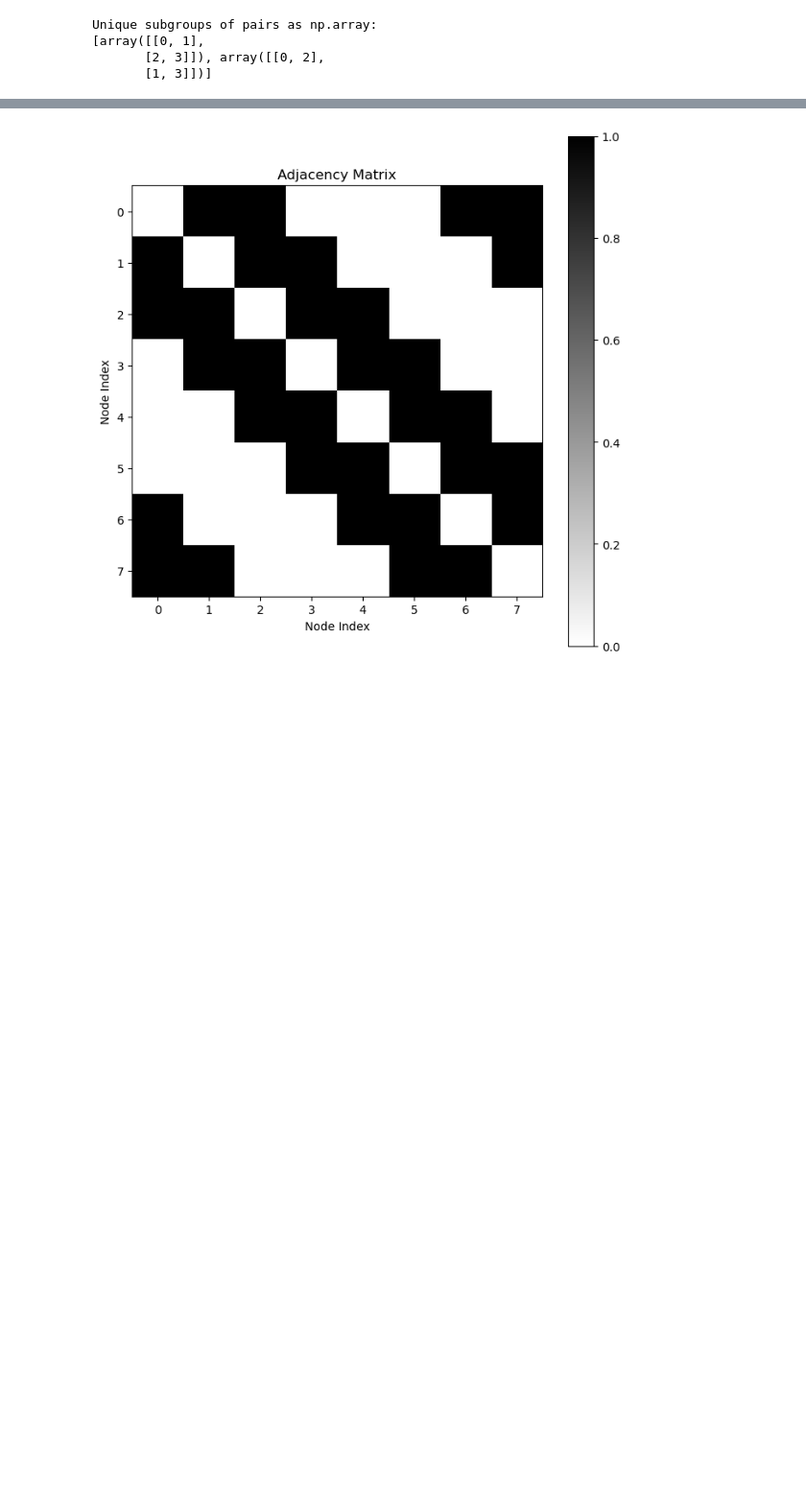
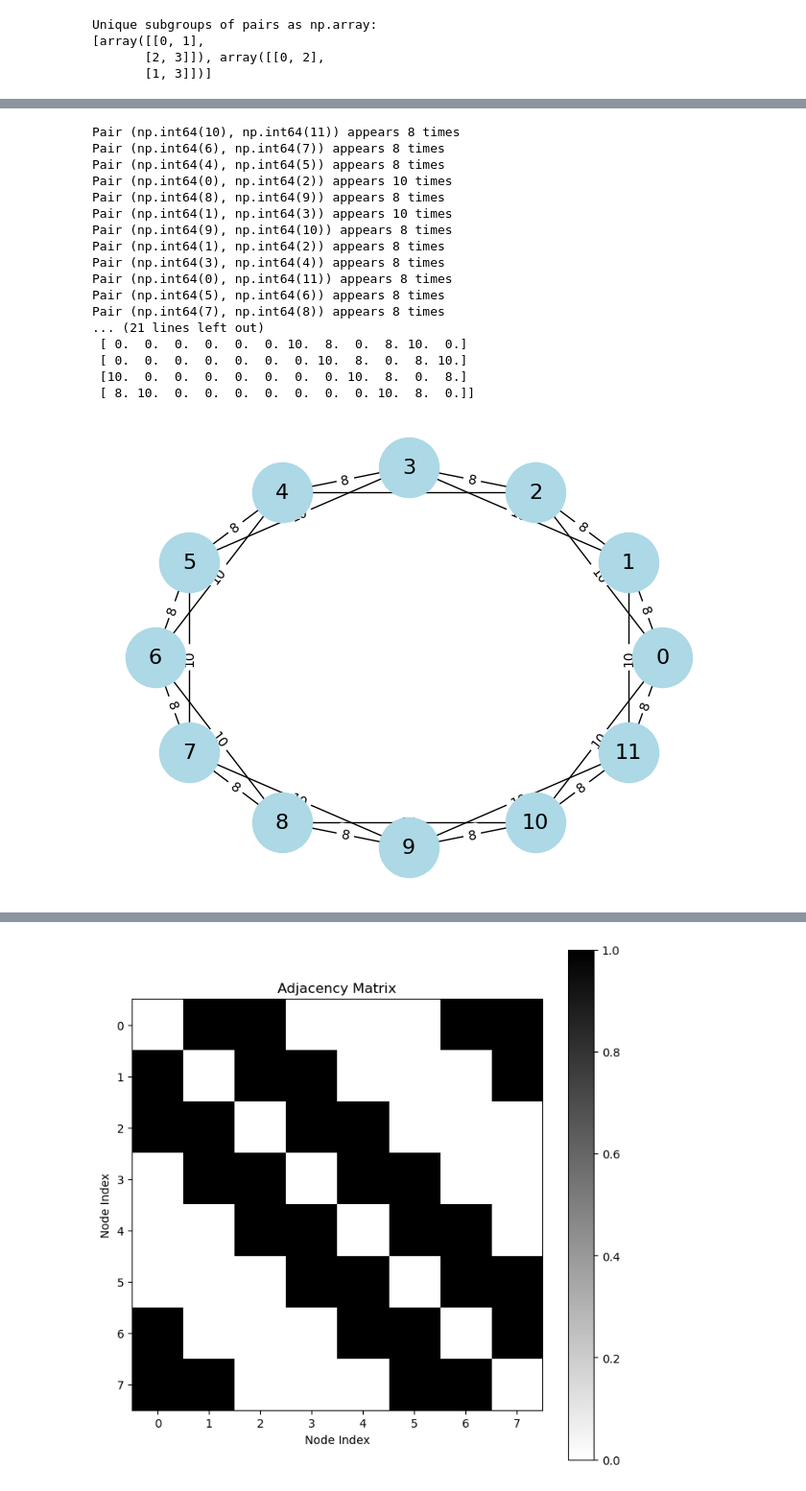
Before and after one commit to jacksonhenry3/Qnibble, a Jupyter notebook: Notebooks/2Qsubgroups.ipynb, the cells around one changed output, grey strips where cells are left out. Shown at 96% size. Drawn from its saved outputs; the diff is of its cells as text; code cells hidden in the pictures; blank space fills up the shorter version.

```diff
--- a/Notebooks/2Qsubgroups.ipynb
+++ b/Notebooks/2Qsubgroups.ipynb
@@ -172,0 +267,80 @@ All possible combinations of two-node connected subgroups:
+# %%
+from collections import Counter
+import numpy as np
+import networkx as nx
+import matplotlib.pyplot as plt
+
+# Example list of lists, each containing 4 pairs of numbers
+list_of_pairs = all_groups
+
+# Flatten the list of lists and normalize pairs to always have smaller number first for consistency
+pairs = [tuple(sorted(pair)) for sublist in list_of_pairs for pair in sublist]
+
+# Count the occurrences of each pair
+pair_counts = Counter(pairs)
+
+# Print the counts
+for pair, count in pair_counts.items():
+    print(f"Pair {pair} appears {count} times")
+
+# Create a graph
+G = nx.Graph()
+
+# Add edges to the graph with the count as the weight
+for pair, count in pair_counts.items():
+    G.add_edge(pair[0], pair[1], weight=count)
+
+# Get sorted list of nodes
+nodes = sorted(G.nodes())
+node_index = {node: i for i, node in enumerate(nodes)}
+
+# Create adjacency matrix
+adj_matrix = np.zeros((len(nodes), len(nodes)))
+
+for (u, v, data) in G.edges(data=True):
+    adj_matrix[node_index[u], node_index[v]] = data["weight"]
+    adj_matrix[node_index[v], node_index[u]] = data["weight"]  # Since it's an undirected graph
+
+print("Adjacency Matrix:")
+print(adj_matrix)
+
+# Save adjacency matrix to file
+#np.savetxt("adjacency_matrix.txt", adj_matrix, fmt="%d")
+
+# Draw the graph
+# Specify the desired node order (0, 1, 2, ..., 7)
+node_order = list(range(12))
+
+# Calculate positions for each node in a circle
+angle = 2 * np.pi / len(node_order)
+pos = {node: (np.cos(i * angle), np.sin(i * angle)) for i, node in enumerate(node_order)}
+
+nx.draw(G, pos, with_labels=True, node_color='lightblue', node_size=2000, font_size=16)
+edge_labels = nx.get_edge_attributes(G, 'weight')
+nx.draw_networkx_edge_labels(G, pos, edge_labels=edge_labels)
+#plt.savefig("C4_all_2_q_subgroupings_8Q_frequency_of_pairings.png")
+plt.show()
+
+# Optionally print the edges and their weights
+print("Edges with weights:")
+for edge in G.edges(data=True):
+    print(edge)
+# %% [output]
+Pair (np.int64(10), np.int64(11)) appears 8 times
+Pair (np.int64(6), np.int64(7)) appears 8 times
+Pair (np.int64(4), np.int64(5)) appears 8 times
+Pair (np.int64(0), np.int64(2)) appears 10 times
+Pair (np.int64(8), np.int64(9)) appears 8 times
+Pair (np.int64(1), np.int64(3)) appears 10 times
+Pair (np.int64(9), np.int64(10)) appears 8 times
+Pair (np.int64(1), np.int64(2)) appears 8 times
+Pair (np.int64(3), np.int64(4)) appears 8 times
+Pair (np.int64(0), np.int64(11)) appears 8 times
+Pair (np.int64(5), np.int64(6)) appears 8 times
+Pair (np.int64(7), np.int64(8)) appears 8 times
+... (21 lines left out)
+ [ 0.  0.  0.  0.  0.  0. 10.  8.  0.  8. 10.  0.]
+ [ 0.  0.  0.  0.  0.  0.  0. 10.  8.  0.  8. 10.]
+ [10.  0.  0.  0.  0.  0.  0.  0. 10.  8.  0.  8.]
+ [ 8. 10.  0.  0.  0.  0.  0.  0.  0. 10.  8.  0.]]
+[figure, added]
```
Also changed, not shown: parts of 8 cells of this notebook, 5 other files.
